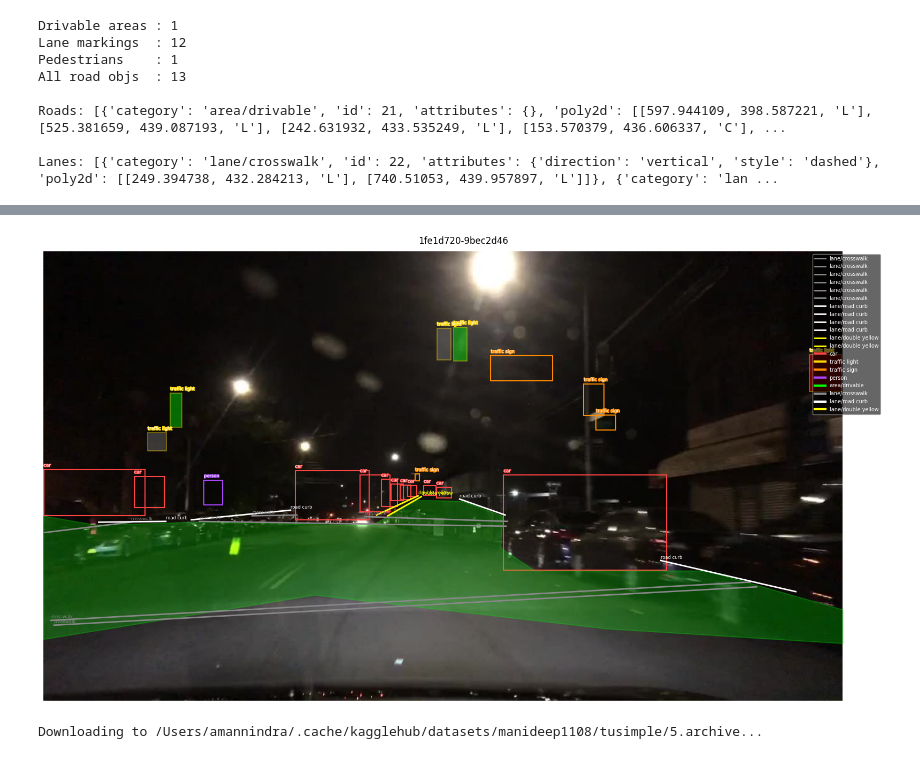
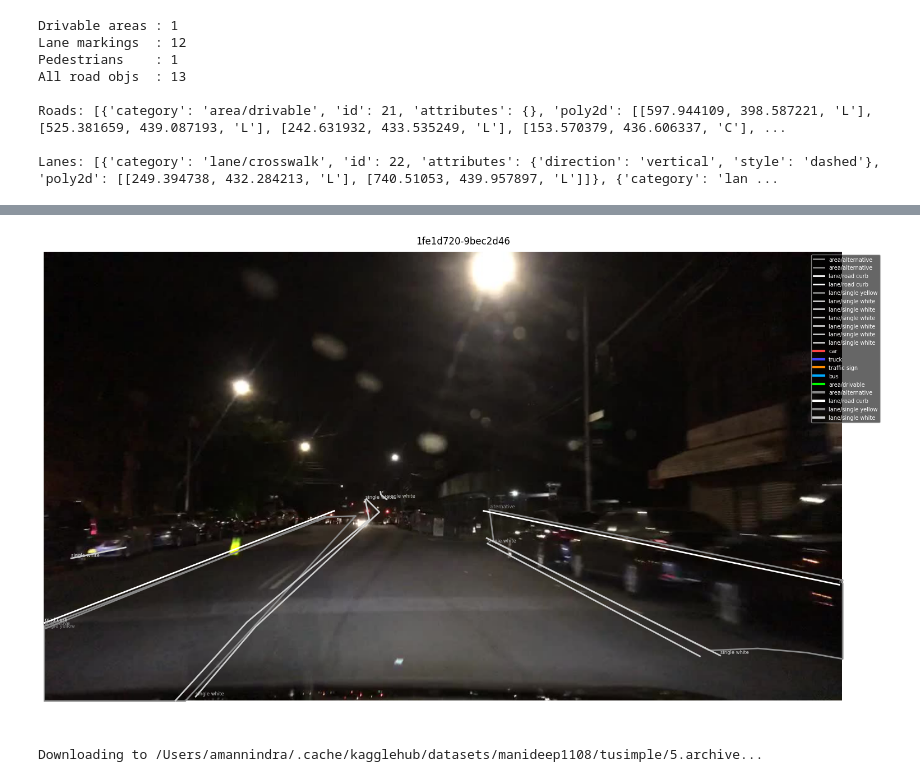
Before and after one commit to Duck1405/Autonomous-Bicycle, a Jupyter notebook: Bdd100kData.ipynb, the cells around one changed output, grey strips where cells are left out. Drawn from its saved outputs; the diff is of its cells as text; code cells hidden in the pictures.

```diff
--- a/Bdd100kData.ipynb
+++ b/Bdd100kData.ipynb
@@ -279,62 +316,79 @@ ax.imshow(img)
 ax.axis("off")
 ax.set_title(j["name"], fontsize=12, pad=10)
 
+
+example = json.load(open(os.path.join(json_train, dir[1])))
+
+
+objects = example["frames"][0]["objects"]
+
+
 for obj in objects:
     cat = obj["category"]
+    print(f"type(cat): {type(cat)}, cat: {cat}")
+
+
     color = COLORS.get(cat, DEFAULT_COLOR)
 
     # --- Bounding box objects (cars, traffic signs, lights, etc.) ---
-    if "box2d" in obj:
-        b = obj["box2d"]
-        x1, y1, x2, y2 = b["x1"], b["y1"], b["x2"], b["y2"]
-        w, h = x2 - x1, y2 - y1
+    # if "box2d" in obj:
+    #     b = obj["box2d"]
+    #     x1, y1, x2, y2 = b["x1"], b["y1"], b["x2"], b["y2"]
+    #     w, h = x2 - x1, y2 - y1
 
         # For traffic lights, use the signal color as fill
-        if cat == "traffic light":
-            sig_color = TRAFFIC_LIGHT_COLORS.get(
-                obj["attributes"].get("trafficLightColor", "none"), "gray"
-            )
-            rect = patches.Rectangle(
-                (x1, y1),
-                w,
-                h,
-                linewidth=1.5,
-                edgecolor=color,
-                facecolor=sig_color,
-                alpha=0.4,
-            )
-        else:
-            rect = patches.Rectangle(
-                (x1, y1), w, h, linewidth=1.5, edgecolor=color, facecolor="none"
-            )
-        ax.add_patch(rect)
+        # if cat == "traffic light":
+        #     sig_color = TRAFFIC_LIGHT_COLORS.get(
+        #         obj["attributes"].get("trafficLightColor", "none"), "gray"
+        #     )
+        #     rect = patches.Rectangle(
+        #         (x1, y1),
+        #         w,
+        #         h,
+        #         linewidth=1.5,
+        #         edgecolor=color,
+        #         facecolor=sig_color,
+        #         alpha=0.4,
+        #     )
+        # else:
+        #     rect = patches.Rectangle(
+        #         (x1, y1), w, h, linewidth=1.5, edgecolor=color, facecolor="none"
+        #     )
+        # ax.add_patch(rect)
 
         # Label
-        label = cat.split("/")[-1]
-        txt = ax.text(x1, y1 - 3, label, fontsize=6, color="white", va="bottom")
-        txt.set_path_effects([pe.withStroke(linewidth=1.5, foreground=color)])
+        # label = cat.split("/")[-1]
+        # txt = ax.text(x1, y1 - 3, label, fontsize=6, color="white", va="bottom")
+        # txt.set_path_effects([pe.withStroke(linewidth=1.5, foreground=color)])
 
     # --- Polygon objects (drivable area, lanes) ---
-    elif "poly2d" in obj:
+    if "poly2d" in obj:
         pts = [(p[0], p[1]) for p in obj["poly2d"]]
-        if len(pts) < 2:
-            continue
+        print(f"pts: {pts}")
+        # if len(pts) < 2:
+        #     continue
         xs, ys = zip(*pts)
 
-        if cat == "area/drivable":
-            poly = patches.Polygon(
-                list(zip(xs, ys)),
-                closed=True,
-                edgecolor=color,
-                facecolor=color,
-                alpha=0.25,
-                linewidth=1.5,
-            )
-            ax.add_patch(poly)
-        else:
-            # Lanes: just draw the line
+        if cat != "area/drivable":
             ax.plot(xs, ys, color=color, linewidth=2, label=cat)
             ax.text(xs[0], ys[0] - 3, cat.split("/")[-1], fontsize=6, color=color)
+
+
+        # if cat == "area/drivable":
+        #     poly = patches.Polygon(
+        #         list(zip(xs, ys)),
+        #         closed=True,
+        #         edgecolor=color,
+        #         facecolor=color,
+        #         alpha=0.25,
+        #         linewidth=1.5,
+        #     )
+        #     ax.add_patch(poly)
+
+        # else:
+        #     # Lanes: just draw the line
+        #     ax.plot(xs, ys, color=color, linewidth=2, label=cat)
+        #     ax.text(xs[0], ys[0] - 3, cat.split("/")[-1], fontsize=6, color=color)
 
 # Legend (deduplicated)
 seen = set()
@@ -354,4 +425,4 @@ plt.show()
-[figure, old version]
+[figure, new version]
 # %%
 import kagglehub
 
```
Also changed, not shown: parts of 7 cells of this notebook, 4 other files.
